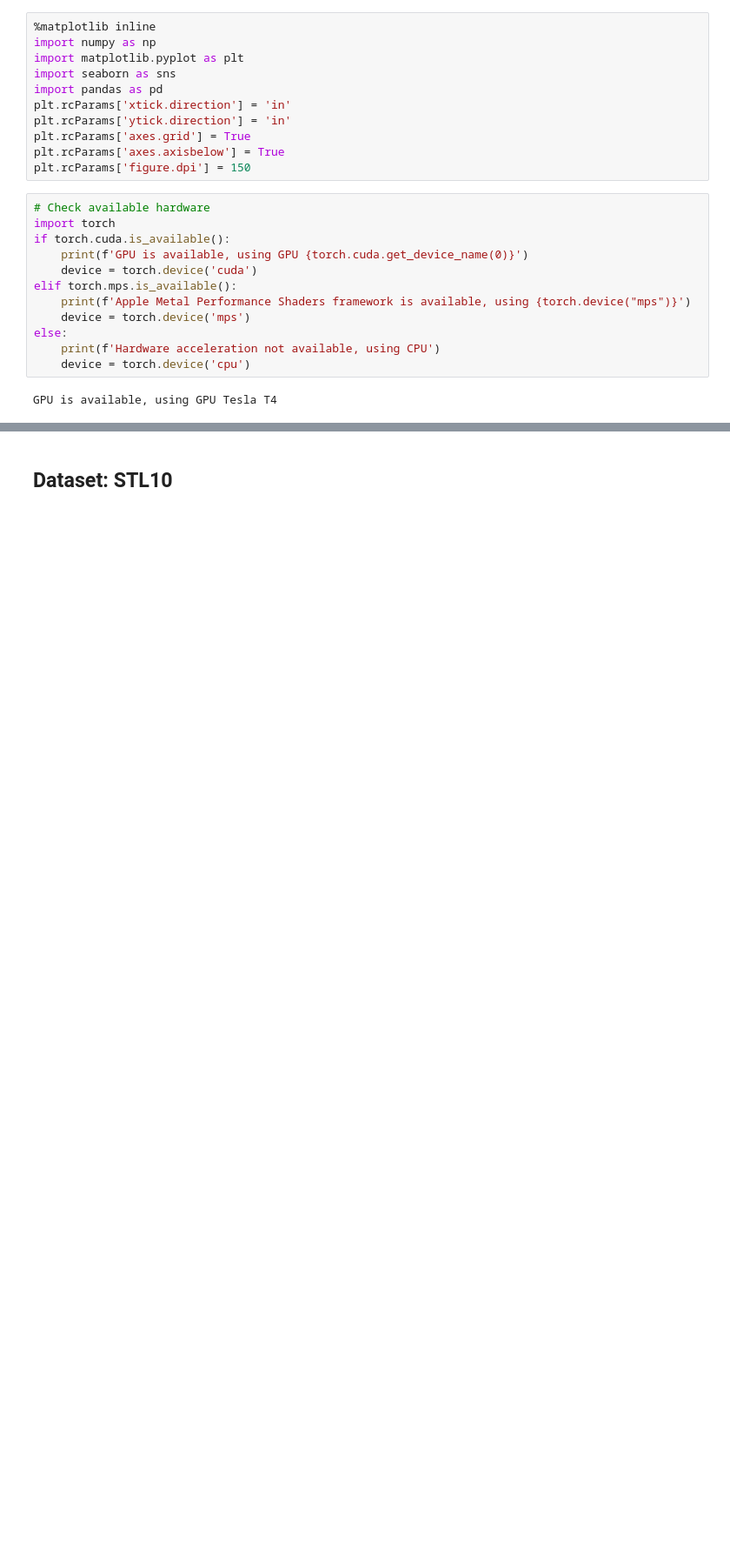
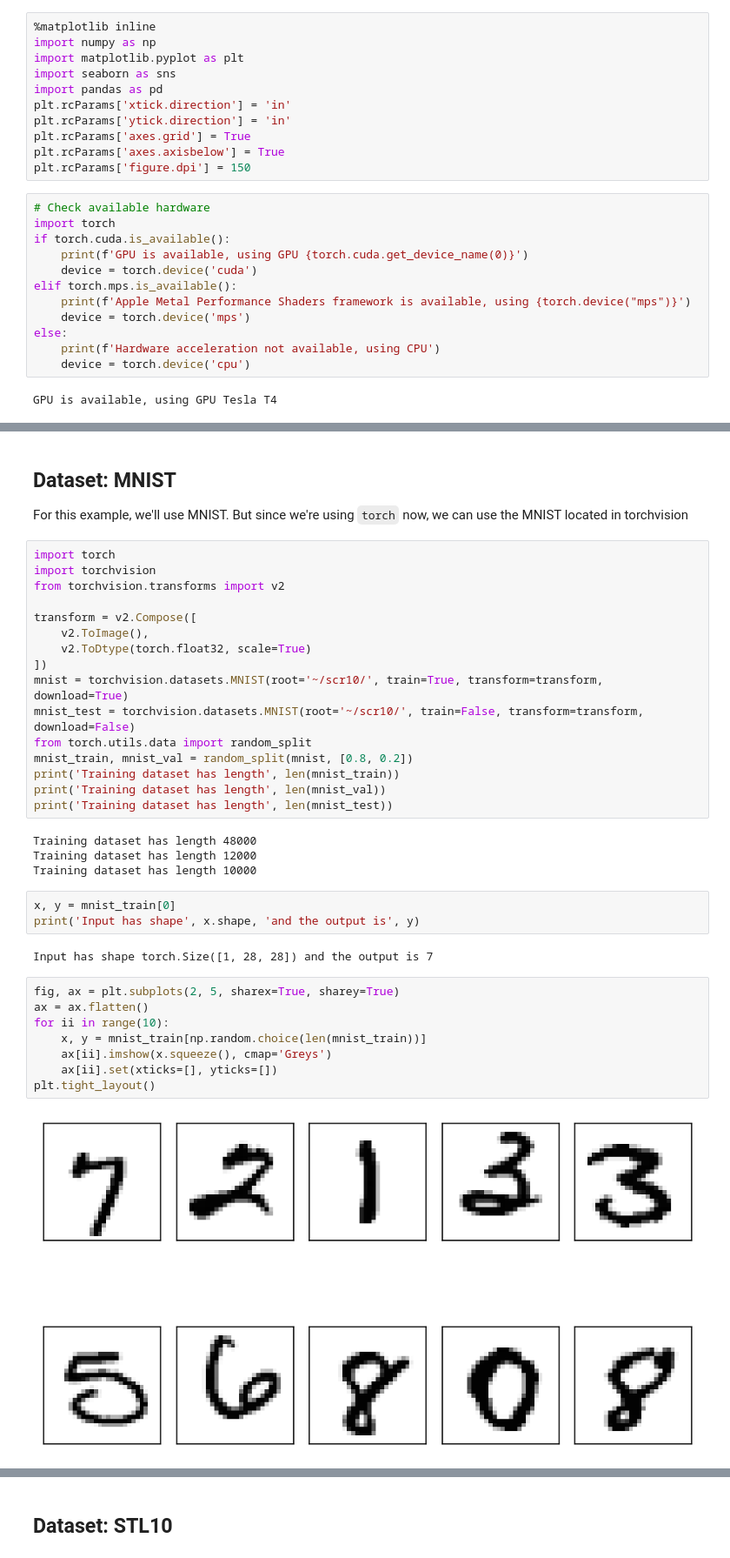
Before and after one commit to colen-teaching/DATA442-Fall-2026, a Jupyter notebook: notebooks/10.1_CNN_classification.ipynb, the cells around one changed output, grey strips where cells are left out. Shown at 87% size. Drawn from its saved outputs; the diff is of its cells as text; blank space fills up the shorter version.

```diff
--- a/notebooks/10.1_CNN_classification.ipynb
+++ b/notebooks/10.1_CNN_classification.ipynb
@@ -27,0 +35,39 @@ GPU is available, using GPU Tesla T4
+# %% [markdown]
+## Dataset: MNIST
+
+For this example, we'll use MNIST. But since we're using `torch` now, we can use the MNIST located in torchvision
+# %%
+import torch
+import torchvision
+from torchvision.transforms import v2
+
+transform = v2.Compose([
+    v2.ToImage(),
+    v2.ToDtype(torch.float32, scale=True)
+])
+mnist = torchvision.datasets.MNIST(root='~/scr10/', train=True, transform=transform, download=True)
+mnist_test = torchvision.datasets.MNIST(root='~/scr10/', train=False, transform=transform, download=False)
+from torch.utils.data import random_split
+mnist_train, mnist_val = random_split(mnist, [0.8, 0.2])
+print('Training dataset has length', len(mnist_train))
+print('Training dataset has length', len(mnist_val))
+print('Training dataset has length', len(mnist_test))
+# %% [output]
+Training dataset has length 48000
+Training dataset has length 12000
+Training dataset has length 10000
+# %%
+x, y = mnist_train[0]
+print('Input has shape', x.shape, 'and the output is', y)
+# %% [output]
+Input has shape torch.Size([1, 28, 28]) and the output is 7
+# %%
+fig, ax = plt.subplots(2, 5, sharex=True, sharey=True)
+ax = ax.flatten()
+for ii in range(10):
+    x, y = mnist_train[np.random.choice(len(mnist_train))]
+    ax[ii].imshow(x.squeeze(), cmap='Greys')
+    ax[ii].set(xticks=[], yticks=[])
+plt.tight_layout()
+# %% [output]
+[figure, added]
```
Also changed, not shown: parts of 49 cells of this notebook, 8 other files.
